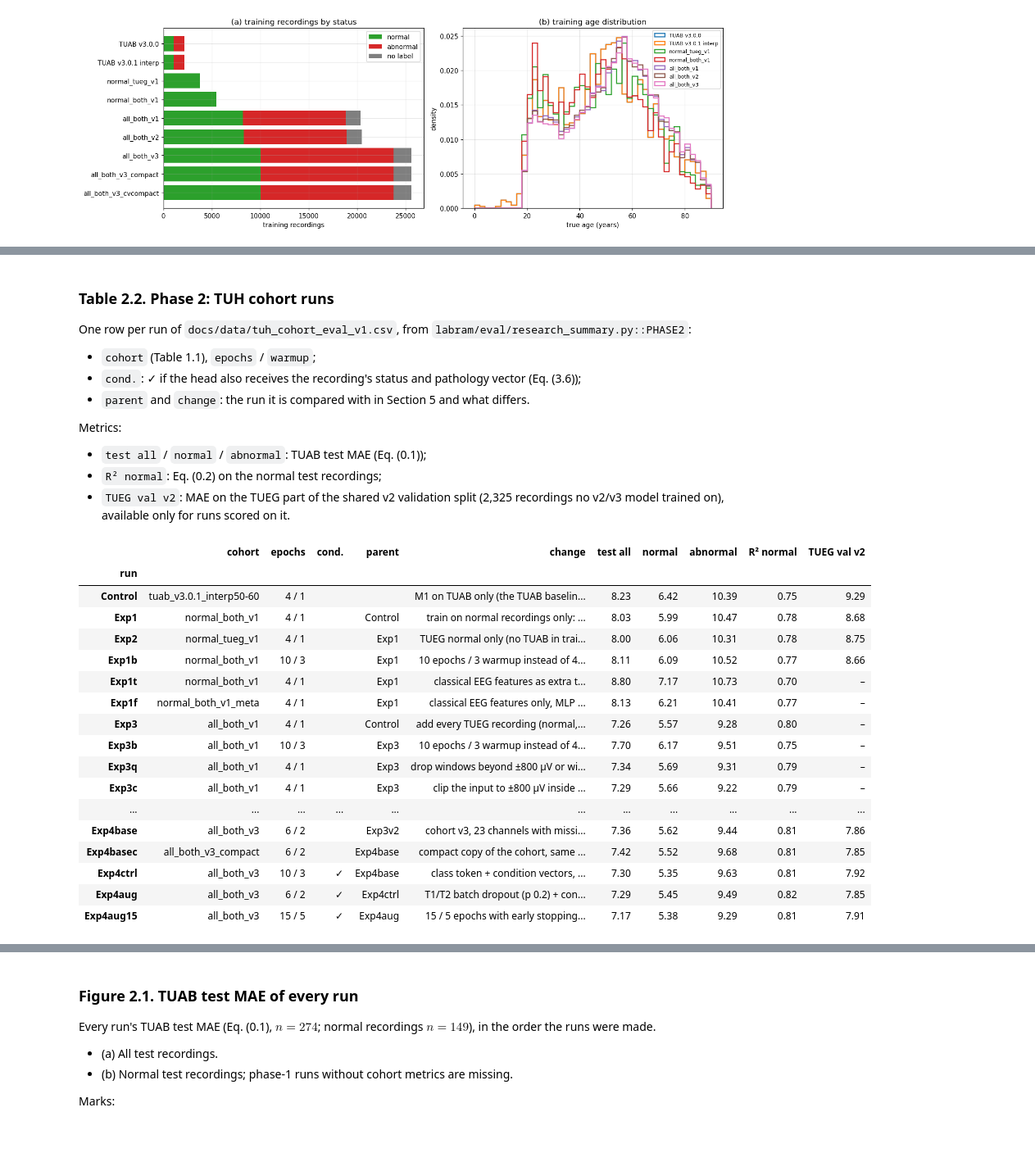
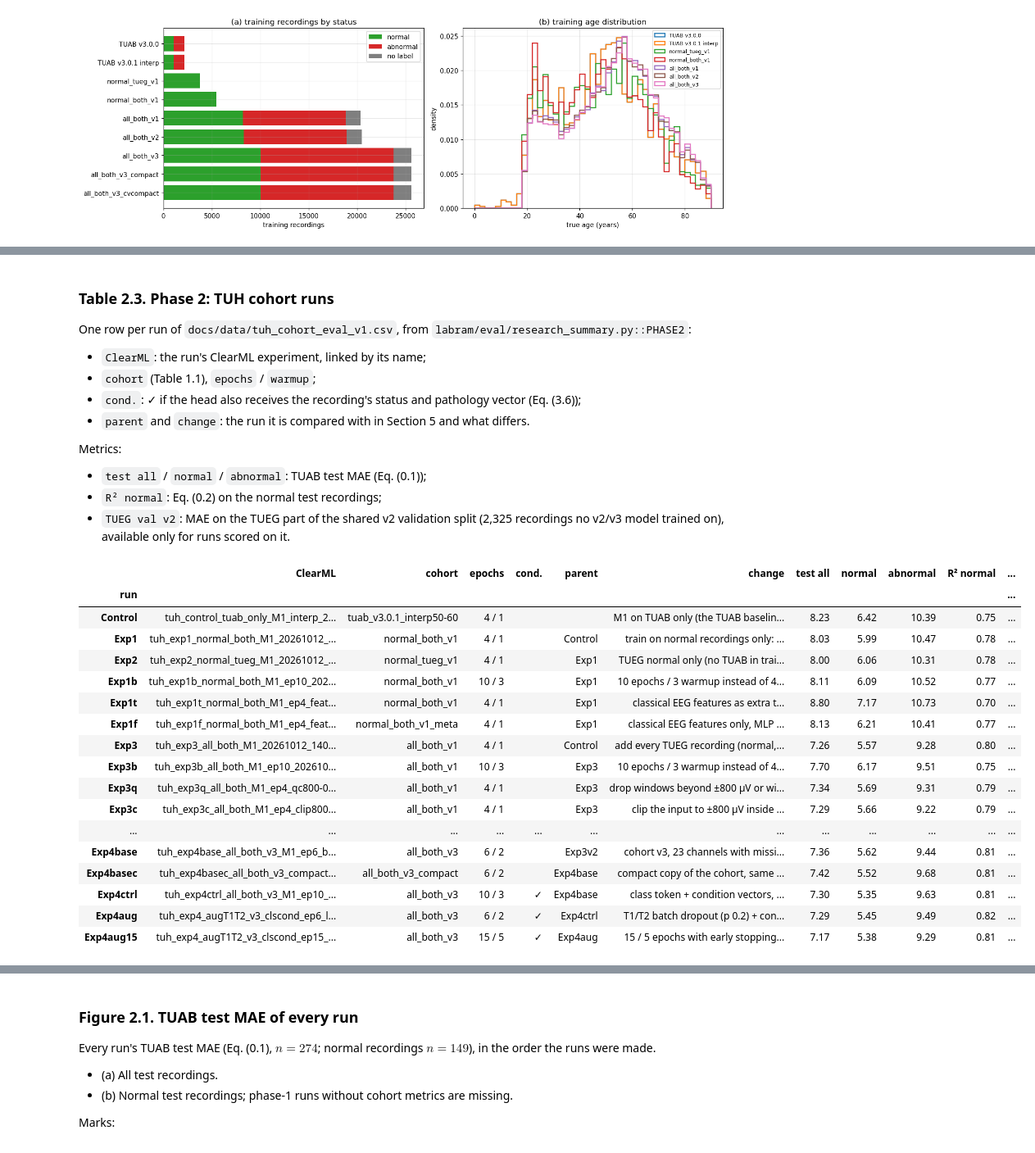
Before and after one commit to Neuro-Clalit/LaBraM, a Jupyter notebook: notebooks/brain_age_research_summary.ipynb, the cells around one changed output, grey strips where cells are left out. Shown at 82% size. Drawn from its saved outputs; the diff is of its cells as text; code cells hidden in the pictures.

```diff
--- a/notebooks/brain_age_research_summary.ipynb
+++ b/notebooks/brain_age_research_summary.ipynb
@@ -93,6 +97,7 @@ REGISTRY = os.path.join(REPO, "docs/age_overfitting_experiments.md")
 COHORT_CSV = os.path.join(REPO, "docs/data/tuh_cohort_eval_v1.csv")
 CV_CSV = os.path.join(REPO, "docs/data/cv5_eval_v2.csv")
 AB_JSON = os.path.join(REPO, "docs/data/line_removal_ab.json")
+CLEARML_CSV = os.path.join(REPO, "docs/data/brain_age_clearml_runs.csv")
 TUH = os.environ.get("LABRAM_TUH_ROOT", "/data/datasets/EEG-public/TUH_EEG")
 CV_PREDS = os.path.join(os.environ.get("LABRAM_CV_EVAL", os.path.join(TUH, "_state/cohort_runs/cv_eval")),
                         "cv_preds.json")
@@ -100,6 +105,7 @@ HAVE_TUH = os.path.isdir(os.path.join(TUH, "cohorts"))
 HAVE_PREDS = os.path.exists(CV_PREDS)
 
 reg = rs.registry_master_table(REGISTRY)
+cml = rs.load_clearml_runs(CLEARML_CSV)      # run -> ClearML experiment name and link
 coh = pd.read_csv(COHORT_CSV)
 cv = pd.read_csv(CV_CSV)
 print(f"registry: {len(reg)} phase-1 runs; cohort CSV: {coh.model.nunique()} phase-2 runs; "
@@ -154,7 +160,7 @@ One row per dataset.
 # %%
 DATASETS = [
     ("TUAB v3.0.0", "1", "tuab/v3.0.1/edf/legacy_v3.0.0_processed", "TUAB, all recordings (normal + abnormal)",
-     "phase-1 runs (Table 2.1)"),
+     "phase-1 runs (Table 2.2)"),
     ("TUAB v3.0.1 interp", "2", "tuab/v3.0.1/edf/processed_npy_interp50-60", "TUAB, all recordings", "Control"),
     ("normal_tueg_v1", "2", "cohorts/normal_tueg_v1", "TUEG normal, patients outside TUAB; no test split", "Exp2"),
     ("normal_both_v1", "2", "cohorts/normal_both_v1", "TUAB normal + TUEG normal", "Exp1, Exp1b, Exp1t, Exp1f"),
@@ -375,7 +449,8 @@ numbered_table(t21.set_index("run"), "2.1", "Phase 1 runs")
 # %% [markdown]
-### Table 2.2. Phase 2: TUH cohort runs
+### Table 2.3. Phase 2: TUH cohort runs
 
 One row per run of `docs/data/tuh_cohort_eval_v1.csv`, from `labram/eval/research_summary.py::PHASE2`:
+* `ClearML`: the run's ClearML experiment, linked by its name;
 * `cohort` (Table 1.1), `epochs` / `warmup`;
 * `cond.`: ✓ if the head also receives the recording's status and pathology vector (Eq. (3.6));
 * `parent` and `change`: the run it is compared with in Section 5 and what differs.
@@ -388,39 +463,39 @@ Metrics:
 # %%
 def cohort_metric(model, split, source, cohort, col="MAE"):
     s = coh[(coh.model == model) & (coh.split == split) & (coh.source == source) & (coh.cohort == cohort)]
     return float(s[col].iloc[0]) if len(s) else np.nan
 
 
 rows = []
 for e in rs.PHASE2:
     if e.name not in set(coh.model):
         continue
-    rows.append({"run": e.name, "cohort": e.cohort, "epochs": f"{e.epochs} / {e.warmup}",
+    rows.append({"run": e.name, "ClearML": cml.link.get(e.name, "–"), "cohort": e.cohort, "epochs": f"{e.epochs} / {e.warmup}",
                  "cond.": "✓" if e.conditions else "", "parent": e.parent, "change": e.change,
                  "test all": cohort_metric(e.name, "test", "TUAB", "all"),
                  "normal": cohort_metric(e.name, "test", "TUAB", "normal"),
                  "abnormal": cohort_metric(e.name, "test", "TUAB", "abnormal"),
                  "R² normal": cohort_metric(e.name, "test", "TUAB", "normal", "R2"),
                  "TUEG val v2": cohort_metric(e.name, "val_v2", "TUEG", "all")})
 t22 = pd.DataFrame(rows).set_index("run")
-numbered_table(t22, "2.2", "Phase 2 runs")
+numbered_table(t22, "2.3", "Phase 2 runs")
 # %% [output]
-|  | cohort | epochs | cond. | parent | change | test all | normal | abnormal | R² normal | TUEG val v2 |
-| run |  |  |  |  |  |  |  |  |  |  |
-| Control | tuab_v3.0.1_interp50-60 | 4 / 1 |  |  | M1 on TUAB only (the TUAB baselin... | 8.23 | 6.42 | 10.39 | 0.75 | 9.29 |
-| Exp1 | normal_both_v1 | 4 / 1 |  | Control | train on normal recordings only: ... | 8.03 | 5.99 | 10.47 | 0.78 | 8.68 |
-| Exp2 | normal_tueg_v1 | 4 / 1 |  | Exp1 | TUEG normal only (no TUAB in trai... | 8.00 | 6.06 | 10.31 | 0.78 | 8.75 |
-| Exp1b | normal_both_v1 | 10 / 3 |  | Exp1 | 10 epochs / 3 warmup instead of 4... | 8.11 | 6.09 | 10.52 | 0.77 | 8.66 |
-| Exp1t | normal_both_v1 | 4 / 1 |  | Exp1 | classical EEG features as extra t... | 8.80 | 7.17 | 10.73 | 0.70 | – |
-| Exp1f | normal_both_v1_meta | 4 / 1 |  | Exp1 | classical EEG features only, MLP ... | 8.13 | 6.21 | 10.41 | 0.77 | – |
-| Exp3 | all_both_v1 | 4 / 1 |  | Control | add every TUEG recording (normal,... | 7.26 | 5.57 | 9.28 | 0.80 | – |
-| Exp3b | all_both_v1 | 10 / 3 |  | Exp3 | 10 epochs / 3 warmup instead of 4... | 7.70 | 6.17 | 9.51 | 0.75 | – |
-| Exp3q | all_both_v1 | 4 / 1 |  | Exp3 | drop windows beyond ±800 µV or wi... | 7.34 | 5.69 | 9.31 | 0.79 | – |
-| Exp3c | all_both_v1 | 4 / 1 |  | Exp3 | clip the input to ±800 µV inside ... | 7.29 | 5.66 | 9.22 | 0.79 | – |
-| ... | ... | ... | ... | ... | ... | ... | ... | ... | ... | ... |
-| Exp4base | all_both_v3 | 6 / 2 |  | Exp3v2 | cohort v3, 23 channels with missi... | 7.36 | 5.62 | 9.44 | 0.81 | 7.86 |
-| Exp4basec | all_both_v3_compact | 6 / 2 |  | Exp4base | compact copy of the cohort, same ... | 7.42 | 5.52 | 9.68 | 0.81 | 7.85 |
-| Exp4ctrl | all_both_v3 | 10 / 3 | ✓ | Exp4base | class token + condition vectors, ... | 7.30 | 5.35 | 9.63 | 0.81 | 7.92 |
-| Exp4aug | all_both_v3 | 6 / 2 | ✓ | Exp4ctrl | T1/T2 batch dropout (p 0.2) + con... | 7.29 | 5.45 | 9.49 | 0.82 | 7.85 |
-| Exp4aug15 | all_both_v3 | 15 / 5 | ✓ | Exp4aug | 15 / 5 epochs with early stopping... | 7.17 | 5.38 | 9.29 | 0.81 | 7.91 |
+|  | ClearML | cohort | epochs | cond. | parent | change | test all | normal | abnormal | R² normal | ... |
+| run |  |  |  |  |  |  |  |  |  |  | ... |
+| Control | tuh_control_tuab_only_M1_interp_2... | tuab_v3.0.1_interp50-60 | 4 / 1 |  |  | M1 on TUAB only (the TUAB baselin... | 8.23 | 6.42 | 10.39 | 0.75 | ... |
+| Exp1 | tuh_exp1_normal_both_M1_20261012_... | normal_both_v1 | 4 / 1 |  | Control | train on normal recordings only: ... | 8.03 | 5.99 | 10.47 | 0.78 | ... |
+| Exp2 | tuh_exp2_normal_tueg_M1_20261012_... | normal_tueg_v1 | 4 / 1 |  | Exp1 | TUEG normal only (no TUAB in trai... | 8.00 | 6.06 | 10.31 | 0.78 | ... |
+| Exp1b | tuh_exp1b_normal_both_M1_ep10_202... | normal_both_v1 | 10 / 3 |  | Exp1 | 10 epochs / 3 warmup instead of 4... | 8.11 | 6.09 | 10.52 | 0.77 | ... |
+| Exp1t | tuh_exp1t_normal_both_M1_ep4_feat... | normal_both_v1 | 4 / 1 |  | Exp1 | classical EEG features as extra t... | 8.80 | 7.17 | 10.73 | 0.70 | ... |
+| Exp1f | tuh_exp1f_normal_both_M1_ep4_feat... | normal_both_v1_meta | 4 / 1 |  | Exp1 | classical EEG features only, MLP ... | 8.13 | 6.21 | 10.41 | 0.77 | ... |
+| Exp3 | tuh_exp3_all_both_M1_20261012_140... | all_both_v1 | 4 / 1 |  | Control | add every TUEG recording (normal,... | 7.26 | 5.57 | 9.28 | 0.80 | ... |
+| Exp3b | tuh_exp3b_all_both_M1_ep10_202610... | all_both_v1 | 10 / 3 |  | Exp3 | 10 epochs / 3 warmup instead of 4... | 7.70 | 6.17 | 9.51 | 0.75 | ... |
+| Exp3q | tuh_exp3q_all_both_M1_ep4_qc800-0... | all_both_v1 | 4 / 1 |  | Exp3 | drop windows beyond ±800 µV or wi... | 7.34 | 5.69 | 9.31 | 0.79 | ... |
+| Exp3c | tuh_exp3c_all_both_M1_ep4_clip800... | all_both_v1 | 4 / 1 |  | Exp3 | clip the input to ±800 µV inside ... | 7.29 | 5.66 | 9.22 | 0.79 | ... |
+| ... | ... | ... | ... | ... | ... | ... | ... | ... | ... | ... | ... |
+| Exp4base | tuh_exp4base_all_both_v3_M1_ep6_b... | all_both_v3 | 6 / 2 |  | Exp3v2 | cohort v3, 23 channels with missi... | 7.36 | 5.62 | 9.44 | 0.81 | ... |
+| Exp4basec | tuh_exp4basec_all_both_v3_compact... | all_both_v3_compact | 6 / 2 |  | Exp4base | compact copy of the cohort, same ... | 7.42 | 5.52 | 9.68 | 0.81 | ... |
+| Exp4ctrl | tuh_exp4ctrl_all_both_v3_M1_ep10_... | all_both_v3 | 10 / 3 | ✓ | Exp4base | class token + condition vectors, ... | 7.30 | 5.35 | 9.63 | 0.81 | ... |
+| Exp4aug | tuh_exp4_augT1T2_v3_clscond_ep6_l... | all_both_v3 | 6 / 2 | ✓ | Exp4ctrl | T1/T2 batch dropout (p 0.2) + con... | 7.29 | 5.45 | 9.49 | 0.82 | ... |
+| Exp4aug15 | tuh_exp4_augT1T2_v3_clscond_ep15_... | all_both_v3 | 15 / 5 | ✓ | Exp4aug | 15 / 5 epochs with early stopping... | 7.17 | 5.38 | 9.29 | 0.81 | ... |
 # %% [markdown]
```
Also changed, not shown: parts of 16 cells of this notebook, 5 other files.
